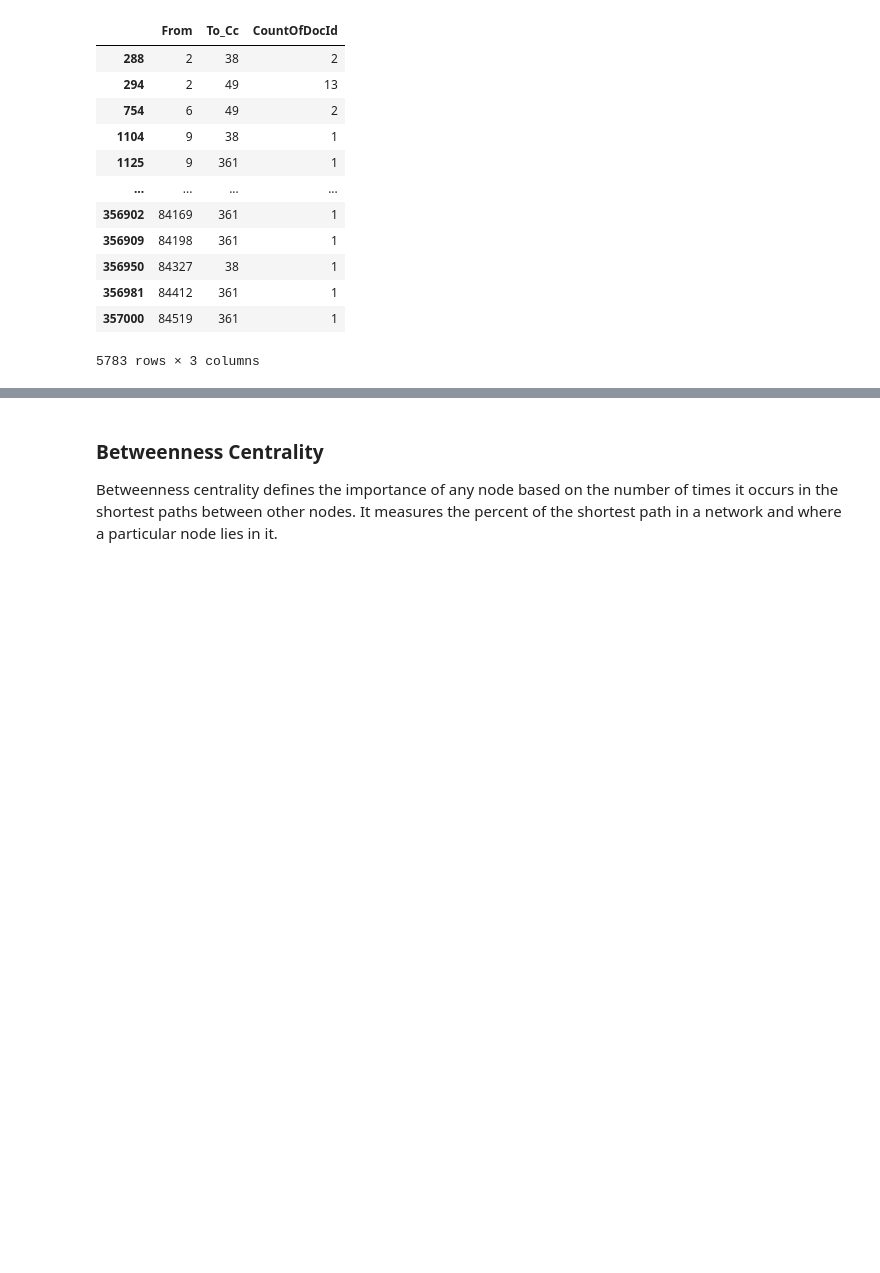
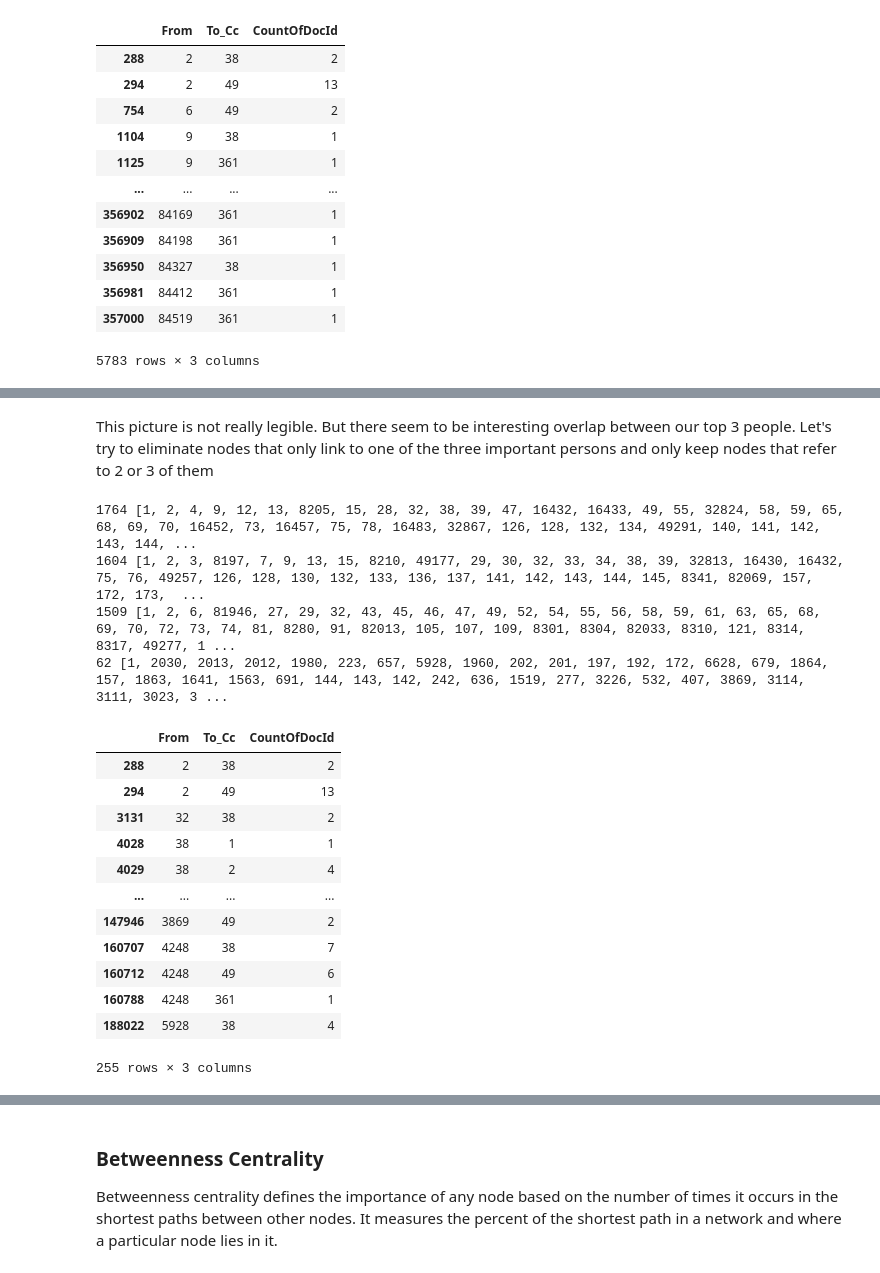
Before and after one commit to HansHenseler/masdav2024, a Jupyter notebook: Part_7_Email_analytics_and_visualisation.ipynb, the cells around one changed output, grey strips where cells are left out. Cells and saved outputs as stored; diff of their text form; code cells hidden in the pictures; blank space fills up the shorter version.

```diff
--- a/Part_7_Email_analytics_and_visualisation.ipynb
+++ b/Part_7_Email_analytics_and_visualisation.ipynb
@@ -351,0 +353,62 @@ nx.draw(G_important, pos=nx.fruchterman_reingold_layout(G_important), node_size=
+# %% [markdown]
+This picture is not really legible. But there seem to be interesting overlap between our top 3 people. Let's try to eliminate nodes that only link to one of the three important persons and only keep nodes that refer to 2 or 3 of them
+# %%
+# Group by 'From' and 'To_Cc' and get the count
+shared_contacts = relations.groupby(['From', 'To_Cc']).size().reset_index(name='Count')
+
+# Initialize an empty list to store contacts data
+all_contacts = []
+
+# List of key people
+key_people = [361, 38, 49]
+
+# Loop through each person in key_people
+for person in key_people:
+    # Use a set to store unique contacts
+    person_contacts = set()
+
+    # Get contacts where 'From' is the person
+    person_contacts.update(relations[relations.From == person]['To_Cc'].tolist())
+    # Add contacts where 'To_Cc' is the person
+    person_contacts.update(relations[relations.To_Cc == person]['From'].tolist())
+
+    # Convert set to list and print the length and contacts list
+    person_contacts = list(person_contacts)
+    print(len(person_contacts), person_contacts)
+
+    # Convert to DataFrame and add to all_contacts list
+    contacts_df = pd.DataFrame(person_contacts, columns=['Values'])
+    all_contacts.append(contacts_df)
+
+# Concatenate all the contact DataFrames and count occurrences
+contacts = pd.concat(all_contacts, axis=0).value_counts().rename_axis('Values').to_frame('Count')
+
+
+contact_list = contacts[contacts['Count'] > 2].index.get_level_values(0).tolist()
+print(len(contact_list),contact_list)  # Output: [143, 337, 657, ...]
+
+important_persons = relations[
+    (relations.From.isin(contact_list) & relations.To_Cc.isin(key_people)) |
+    (relations.From.isin(key_people) & relations.To_Cc.isin(contact_list))
+]
+
+G_important_shared = nx.from_pandas_edgelist(important_persons, source='From', target='To_Cc')
+important_persons
+# %% [output]
+1764 [1, 2, 4, 9, 12, 13, 8205, 15, 28, 32, 38, 39, 47, 16432, 16433, 49, 55, 32824, 58, 59, 65, 68, 69, 70, 16452, 73, 16457, 75, 78, 16483, 32867, 126, 128, 132, 134, 49291, 140, 141, 142, 143, 144, ...
+1604 [1, 2, 3, 8197, 7, 9, 13, 15, 8210, 49177, 29, 30, 32, 33, 34, 38, 39, 32813, 16430, 16432, 75, 76, 49257, 126, 128, 130, 132, 133, 136, 137, 141, 142, 143, 144, 145, 8341, 82069, 157, 172, 173,  ...
+1509 [1, 2, 6, 81946, 27, 29, 32, 43, 45, 46, 47, 49, 52, 54, 55, 56, 58, 59, 61, 63, 65, 68, 69, 70, 72, 73, 74, 81, 8280, 91, 82013, 105, 107, 109, 8301, 8304, 82033, 8310, 121, 8314, 8317, 49277, 1 ...
+62 [1, 2030, 2013, 2012, 1980, 223, 657, 5928, 1960, 202, 201, 197, 192, 172, 6628, 679, 1864, 157, 1863, 1641, 1563, 691, 144, 143, 142, 242, 636, 1519, 277, 3226, 532, 407, 3869, 3114, 3111, 3023, 3 ...
+|  | From | To_Cc | CountOfDocId |
+| 288 | 2 | 38 | 2 |
+| 294 | 2 | 49 | 13 |
+| 3131 | 32 | 38 | 2 |
+| 4028 | 38 | 1 | 1 |
+| 4029 | 38 | 2 | 4 |
+| ... | ... | ... | ... |
+| 147946 | 3869 | 49 | 2 |
+| 160707 | 4248 | 38 | 7 |
+| 160712 | 4248 | 49 | 6 |
+| 160788 | 4248 | 361 | 1 |
+| 188022 | 5928 | 38 | 4 |
+255 rows × 3 columns
```
Also changed, not shown: parts of 8 cells of this notebook.
